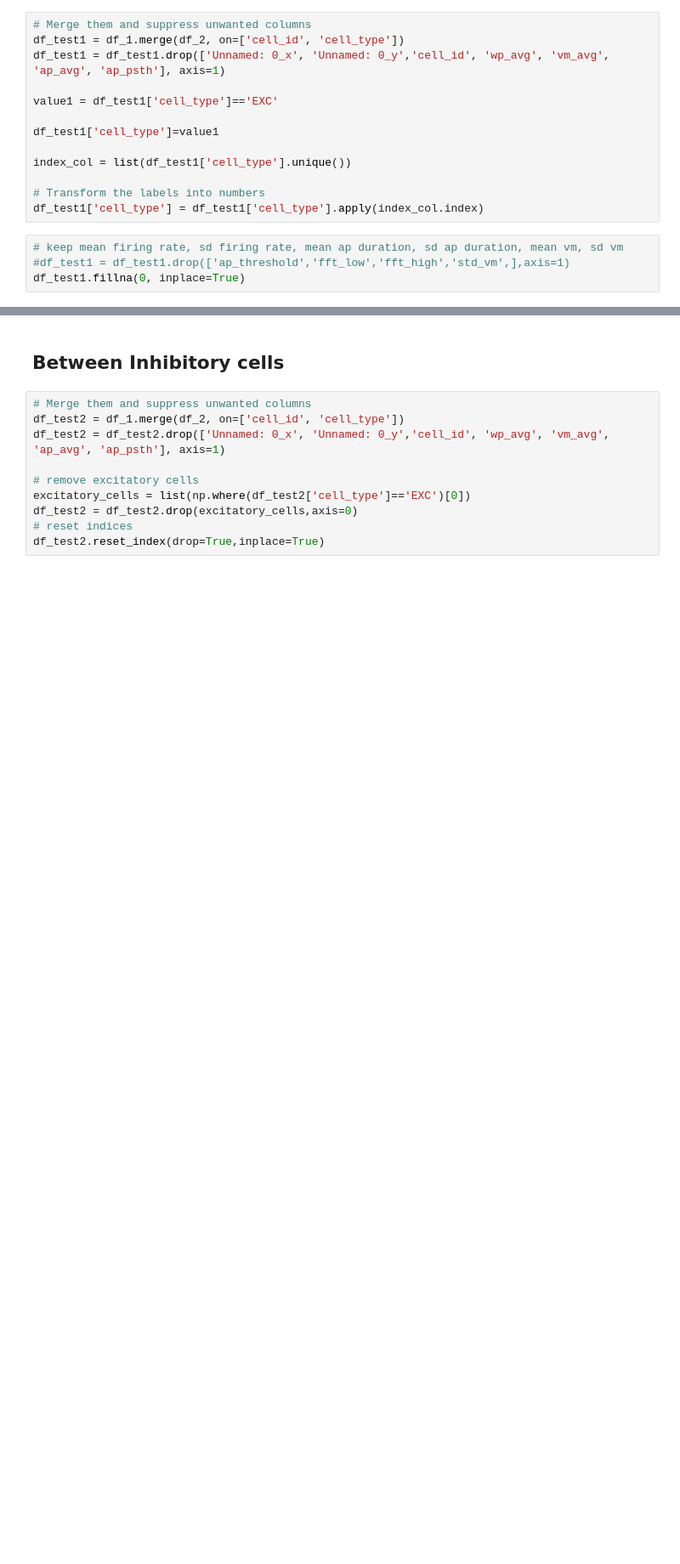
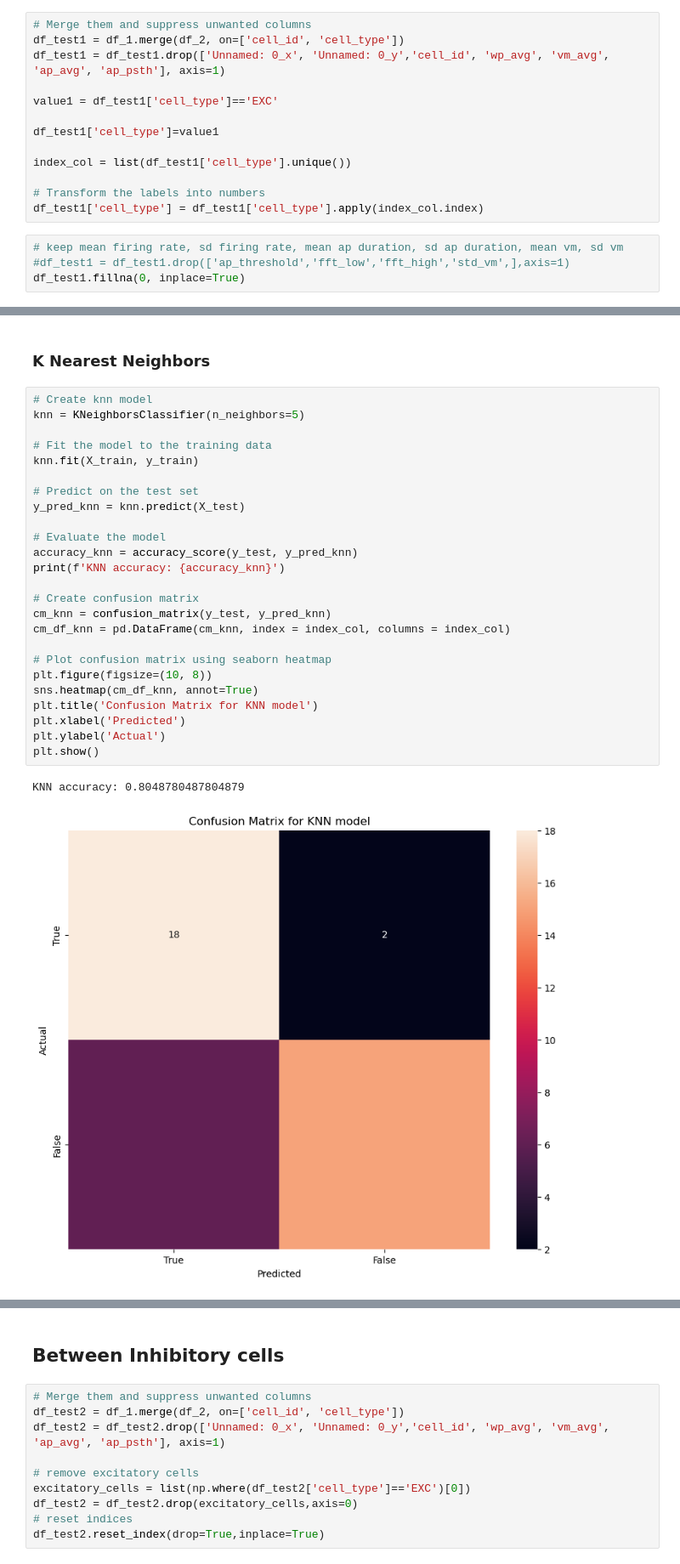
Before and after one commit to Adrien-Pannatier/BIO482_miniproject, a Jupyter notebook: notebooks/test_active_touch.ipynb, the cells around one changed output, grey strips where cells are left out. Shown: that part at 85% size. Cells and saved outputs as stored; diff of their text form; blank space fills up the shorter version.

```diff
--- a/notebooks/test_active_touch.ipynb
+++ b/notebooks/test_active_touch.ipynb
@@ -99 +130,31 @@ Logistic Regression Accuracy: 0.8888888888888888
+# %% [markdown]
+### K Nearest Neighbors
+# %%
+# Create knn model
+knn = KNeighborsClassifier(n_neighbors=5)
+
+# Fit the model to the training data
+knn.fit(X_train, y_train)
+
+# Predict on the test set
+y_pred_knn = knn.predict(X_test)
+
+# Evaluate the model
+accuracy_knn = accuracy_score(y_test, y_pred_knn)
+print(f'KNN accuracy: {accuracy_knn}')
+
+# Create confusion matrix
+cm_knn = confusion_matrix(y_test, y_pred_knn)
+cm_df_knn = pd.DataFrame(cm_knn, index = index_col, columns = index_col)
+
+# Plot confusion matrix using seaborn heatmap
+plt.figure(figsize=(10, 8))
+sns.heatmap(cm_df_knn, annot=True)
+plt.title('Confusion Matrix for KNN model')
+plt.xlabel('Predicted')
+plt.ylabel('Actual')
+plt.show()
+# %% [output]
+KNN accuracy: 0.8048780487804879
+[figure, added]
 # %% [markdown]
```
Also changed, not shown: parts of 17 cells of this notebook, 1 other file.
